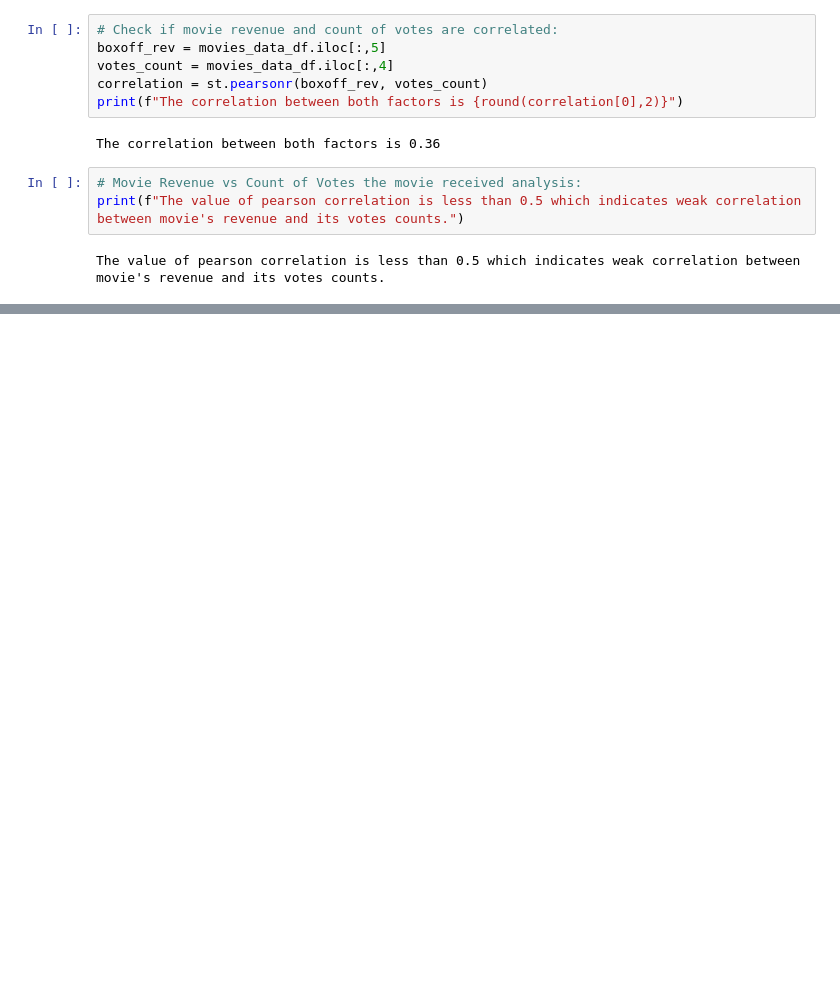
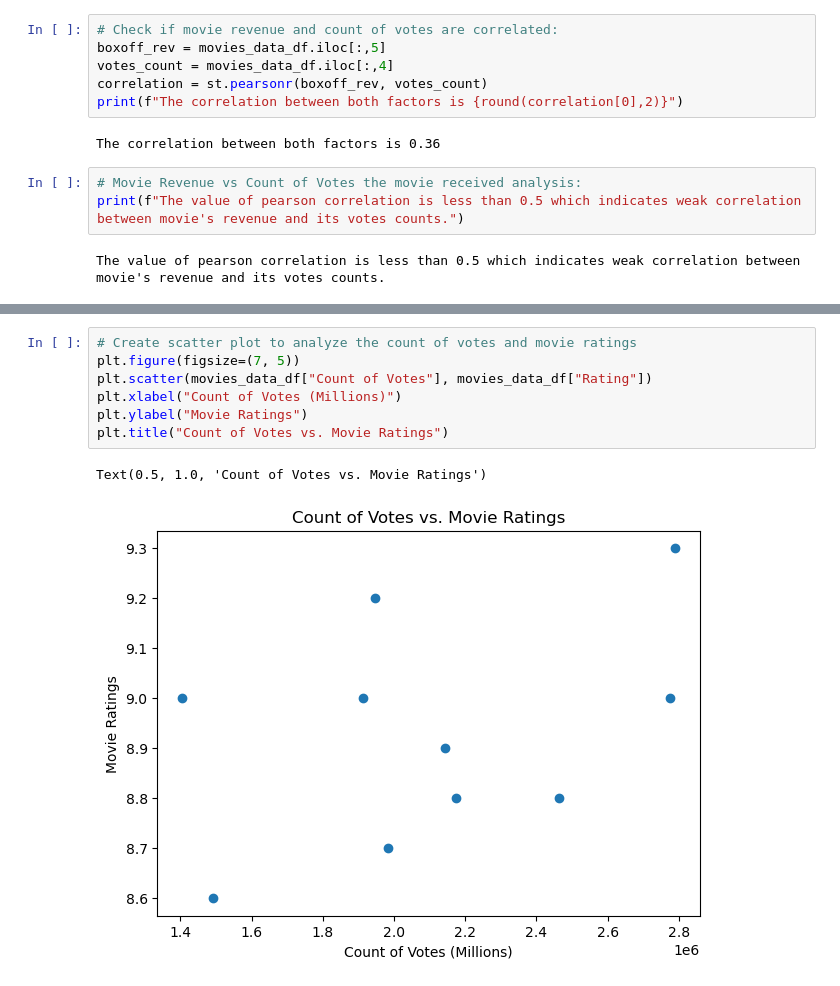
Before and after one commit to NetBhatia/Merger-Acquisitions-impact-on-Stocks, a Jupyter notebook: MovieBudgetResearch.ipynb, the cells around one changed output, grey strips where cells are left out. Saved outputs shown, nothing was run; the diff lists cells and outputs as text; blank space fills up the shorter version.

```diff
--- a/MovieBudgetResearch.ipynb
+++ b/MovieBudgetResearch.ipynb
@@ -343,0 +363,10 @@ Movie's revenue increases with count of votes that it receives.
+# %%
+# Create scatter plot to analyze the count of votes and movie ratings
+plt.figure(figsize=(7, 5))
+plt.scatter(movies_data_df["Count of Votes"], movies_data_df["Rating"])
+plt.xlabel("Count of Votes (Millions)")
+plt.ylabel("Movie Ratings")
+plt.title("Count of Votes vs. Movie Ratings")
+# %% [output]
+Text(0.5, 1.0, 'Count of Votes vs. Movie Ratings')
+[figure, added]
```
Also changed, not shown: parts of 13 cells of this notebook, 1 other file.
